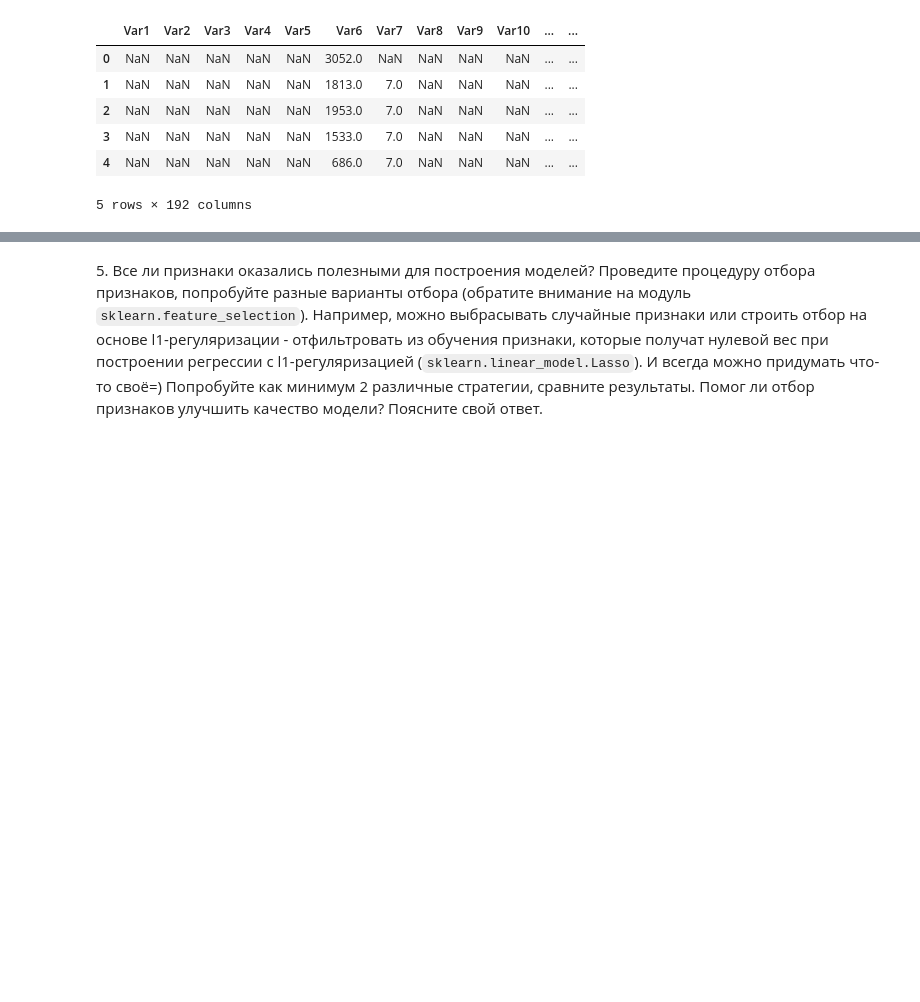
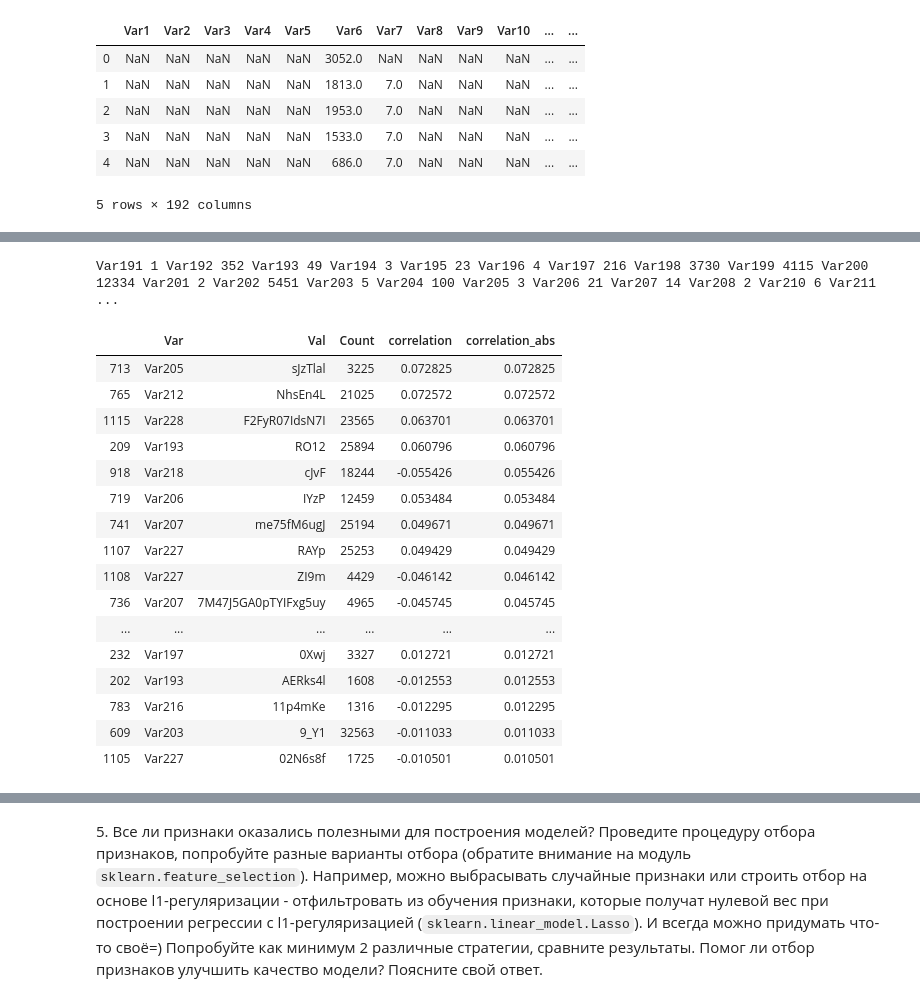
Before and after one commit to dminikorenb/DataLearning, a Jupyter notebook: 2-churn_prediction/dminik6_part2_w5.ipynb, the cells around one changed output, grey strips where cells are left out. Cells and saved outputs as stored; diff of their text form; code cells hidden in the pictures; blank space fills up the shorter version.

```diff
--- a/2-churn_prediction/dminik6_part2_w5.ipynb
+++ b/2-churn_prediction/dminik6_part2_w5.ipynb
@@ -624,0 +660,54 @@ Wall time: 1min 6s
+# %%
+%%time
+# Методика отбора признаков - по наибольшей корреляции
+
+# Вычисление корреляции каждой переменной в каждом категориальном параметре
+# Цель - в дальнейшем оставить переменные и значения с наибольшей корреляцией
+# или коррелирующиеся.
+# Так как расчет выполняется несколько минут (только что - 7 минут, с введением фильтра
+# по количеству переменных равных 50 - 12 сек.),
+# то данные сохранены в файл
+acorr = []
+aLabels = np.array(df_data['Label'].values)
+for c in cat_var:
+
+    dVals = df_data[c].value_counts().to_dict()
+    df_dummies=pd.get_dummies(df_data[c])
+    print(c, len(dVals), end=' ')
+    d = np.array(df_dummies.values)
+    for i, c_val in enumerate(df_dummies.columns):
+        if dVals[c_val] > 50:
+            rez = CalcCorr(aLabels, d[:,i])
+    #             rez = CalcCorr(aLabels, np.array(df_dummies[c_val].values))
+            acorr.append([c, c_val, dVals[c_val], rez])
+
+            # df_data['Var193']
+df_corr_categ = pd.DataFrame(acorr, columns=['Var', 'Val', 'Count', 'correlation'], index=None)
+df_corr_categ.to_pickle('df_corr_categ.bin')
+# %% [output]
+Var191 1 Var192 352 Var193 49 Var194 3 Var195 23 Var196 4 Var197 216 Var198 3730 Var199 4115 Var200 12334 Var201 2 Var202 5451 Var203 5 Var204 100 Var205 3 Var206 21 Var207 14 Var208 2 Var210 6 Var211 ...
+# %%
+df_corr_categ = pd.read_pickle('df_corr_categ.bin')
+df_corr_categ['correlation_abs'] = df_corr_categ['correlation'].abs()
+# %%
+df = df_corr_categ.sort_values(by=['correlation_abs'], ascending =False)
+df = df[(df['Count']>1000) & (df['correlation_abs'] > 0.01)]
+df
+# %% [output]
+|  | Var | Val | Count | correlation | correlation_abs |
+| 713 | Var205 | sJzTlal | 3225 | 0.072825 | 0.072825 |
+| 765 | Var212 | NhsEn4L | 21025 | 0.072572 | 0.072572 |
+| 1115 | Var228 | F2FyR07IdsN7I | 23565 | 0.063701 | 0.063701 |
+| 209 | Var193 | RO12 | 25894 | 0.060796 | 0.060796 |
+| 918 | Var218 | cJvF | 18244 | -0.055426 | 0.055426 |
+| 719 | Var206 | IYzP | 12459 | 0.053484 | 0.053484 |
+| 741 | Var207 | me75fM6ugJ | 25194 | 0.049671 | 0.049671 |
+| 1107 | Var227 | RAYp | 25253 | 0.049429 | 0.049429 |
+| 1108 | Var227 | ZI9m | 4429 | -0.046142 | 0.046142 |
+| 736 | Var207 | 7M47J5GA0pTYIFxg5uy | 4965 | -0.045745 | 0.045745 |
+| ... | ... | ... | ... | ... | ... |
+| 232 | Var197 | 0Xwj | 3327 | 0.012721 | 0.012721 |
+| 202 | Var193 | AERks4l | 1608 | -0.012553 | 0.012553 |
+| 783 | Var216 | 11p4mKe | 1316 | -0.012295 | 0.012295 |
+| 609 | Var203 | 9_Y1 | 32563 | -0.011033 | 0.011033 |
+| 1105 | Var227 | 02N6s8f | 1725 | -0.010501 | 0.010501 |
```
Also changed, not shown: parts of 14 cells of this notebook.
